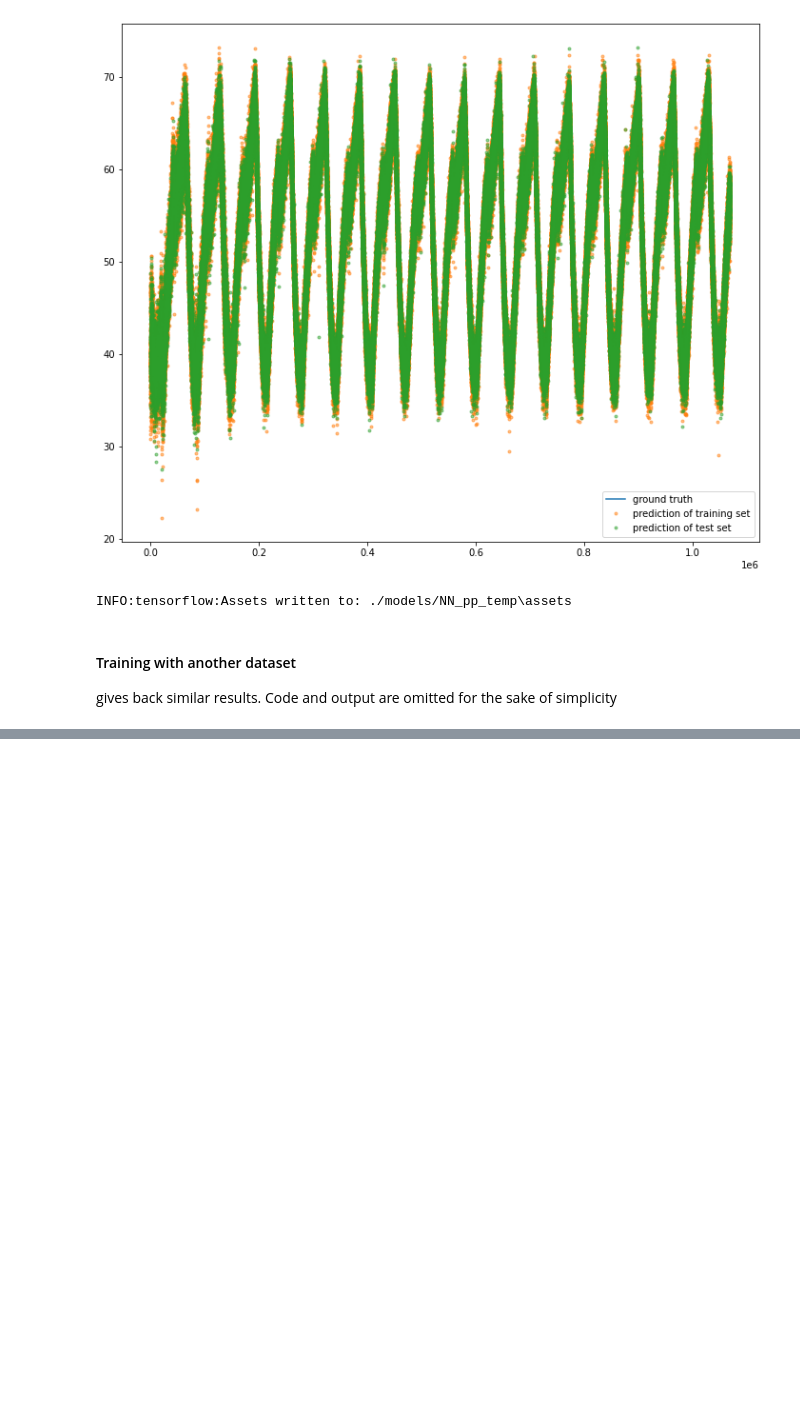
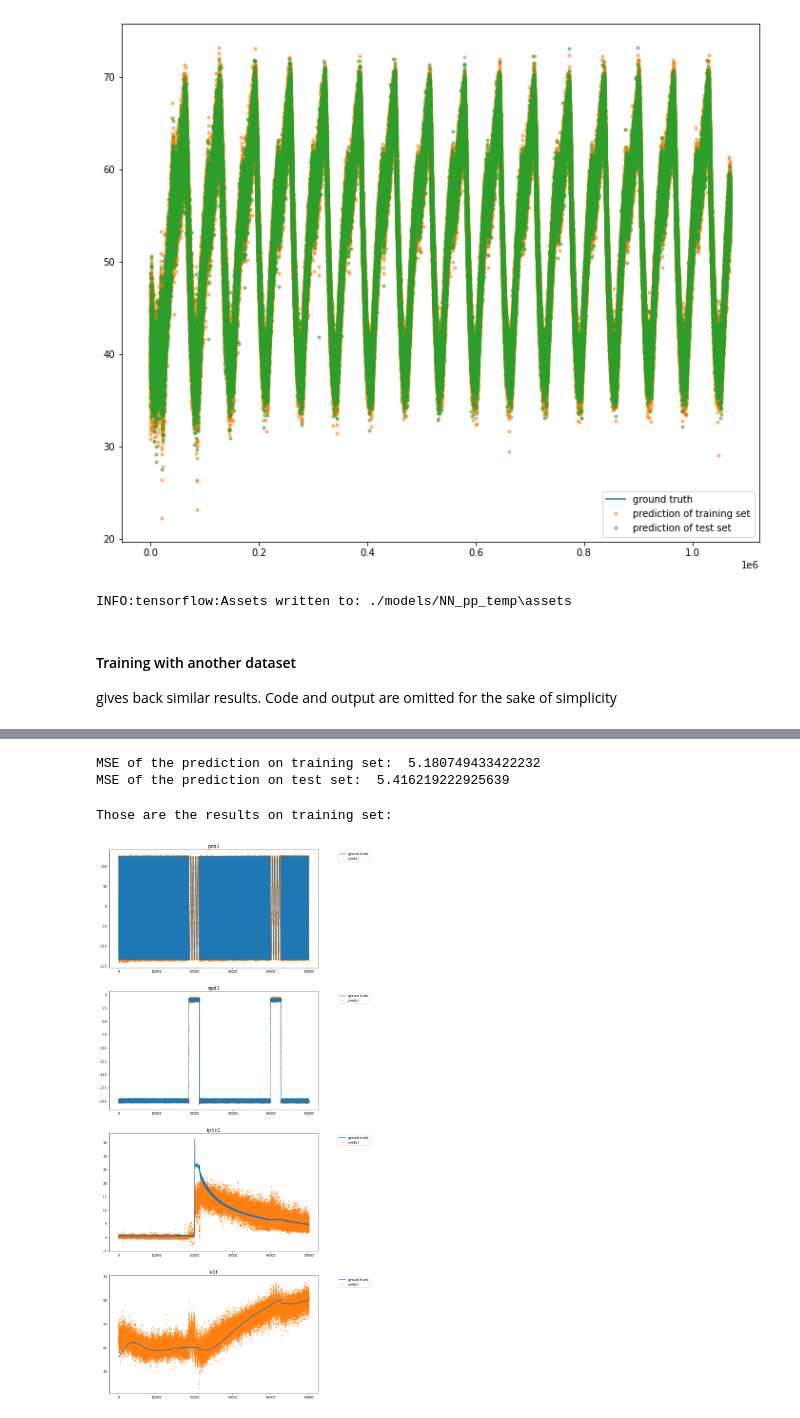
Before and after one commit to chen-xin-94/trelleborg, a Jupyter notebook: scripts/training/NN_combi.ipynb, the cells around one changed output, grey strips where cells are left out. Cells and saved outputs as stored; diff of their text form; code cells hidden in the pictures; blank space fills up the shorter version.

```diff
--- a/scripts/training/NN_combi.ipynb
+++ b/scripts/training/NN_combi.ipynb
@@ -417,0 +522,6 @@ gives back similar results. Code and output are omitted for the sake of simplici
+# %%
+X_ = scaler.transform(X)
+X_ = X_.reshape(X_.shape[0],time_steps,input_dimension)
+y_ = CNN.predict(X_)
+y_train_ = y_[idx_train_sort].squeeze()
+y_test_ =y_[idx_test_sort].squeeze()
@@ -417,0 +561,17 @@ gives back similar results. Code and output are omitted for the sake of simplici
+# %%
+from sklearn.metrics import mean_squared_error
+print ("MSE of the prediction on training set: ", mean_squared_error(y_train_,y[idx_train_sort]))
+print ("MSE of the prediction on test set: ", mean_squared_error(y_test_,y[idx_test_sort]))
+# %% [output]
+MSE of the prediction on training set:  5.180749433422232
+MSE of the prediction on test set:  5.416219222925639
+# %%
+#   predictioin vs ground truth in one plot
+#   for multiple outputs (with names listed in the argument "outputs") in one plot
+#   with only first 50000 points"""
+print("Those are the results on training set:")
+%matplotlib inline
+plot_gt_pre_overlap_mul(y,y_,GT)
+# %% [output]
+Those are the results on training set:
+[figure, added]
```
Also changed, not shown: parts of 13 cells of this notebook, 1 other file.
